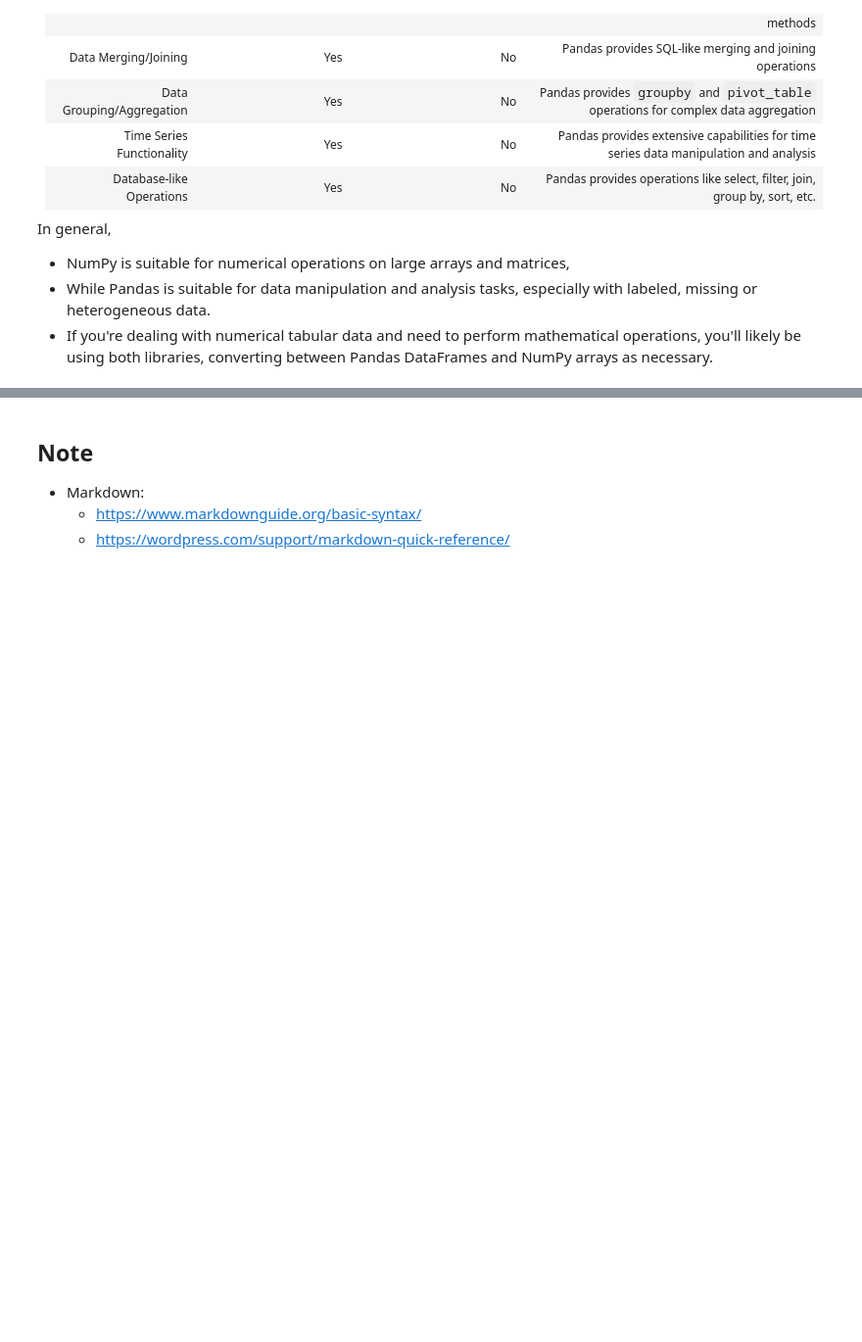
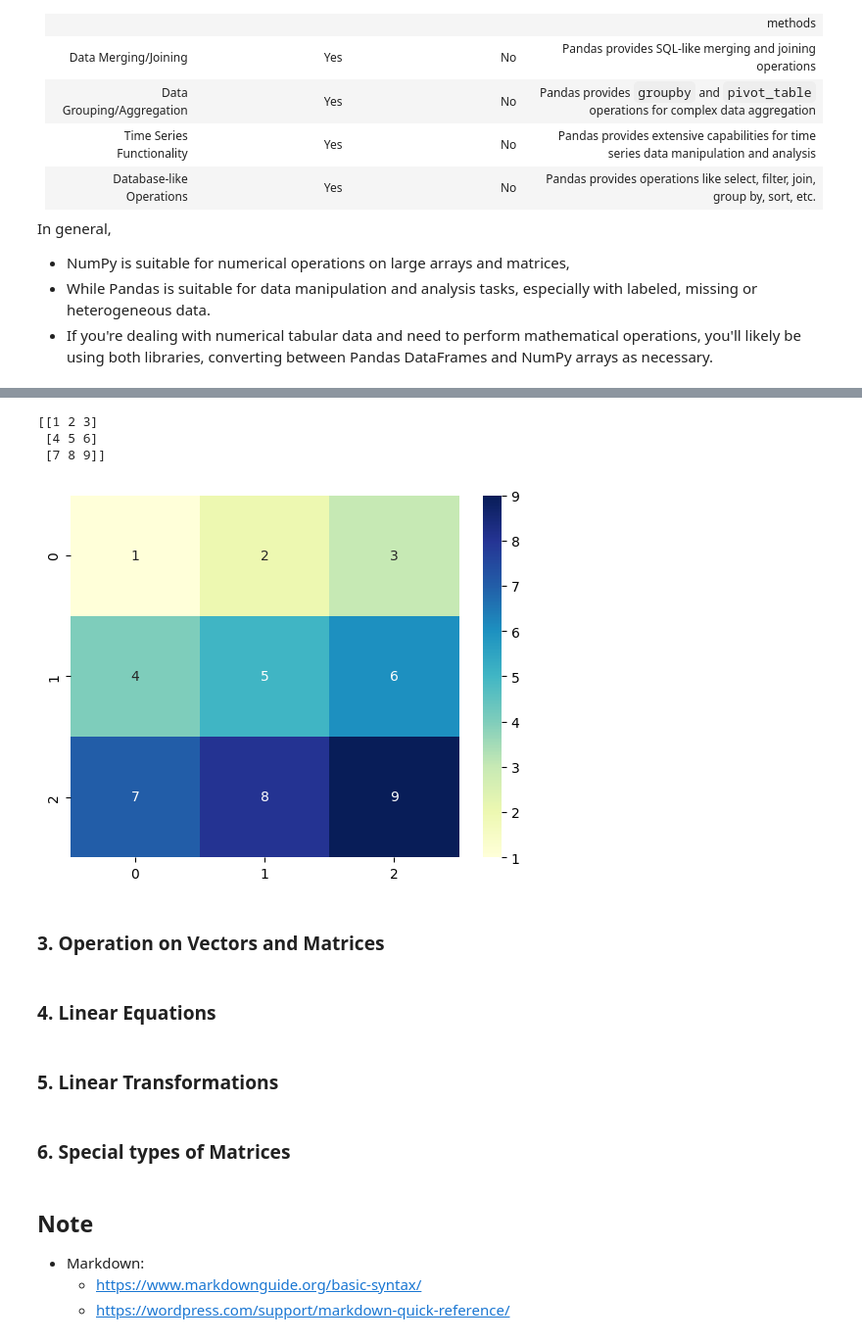
Before and after one commit to natapone/learning_ai_by_coding, a Jupyter notebook: 1-1_linear_algebra.ipynb, the cells around one changed output, grey strips where cells are left out. Shown at 98% size. Saved outputs shown, nothing was run; the diff lists cells and outputs as text; code cells hidden in the pictures; blank space fills up the shorter version.

```diff
--- a/1-1_linear_algebra.ipynb
+++ b/1-1_linear_algebra.ipynb
@@ -485,3 +553,29 @@ In general,
+# %%
+# pip install seaborn
+import seaborn as sns
+
+# Your matrix
+matrix = np.array([[1, 2, 3], [4, 5, 6], [7, 8, 9]])
+print(matrix)
+
+# Use seaborn to create a heatmap
+sns.heatmap(matrix, annot=True, cmap="YlGnBu")
+
+# Show the plot
+plt.show()
+# %% [output]
+[[1 2 3]
+ [4 5 6]
+ [7 8 9]]
+[figure, added]
+# %% [markdown]
+### 3. Operation on Vectors and Matrices
+# %% [markdown]
+### 4. Linear Equations
+# %% [markdown]
+### 5. Linear Transformations
+# %% [markdown]
+### 6. Special types of Matrices
 # %% [markdown]
 ## Note
 - Markdown:
```
Also changed, not shown: parts of 8 cells of this notebook.
